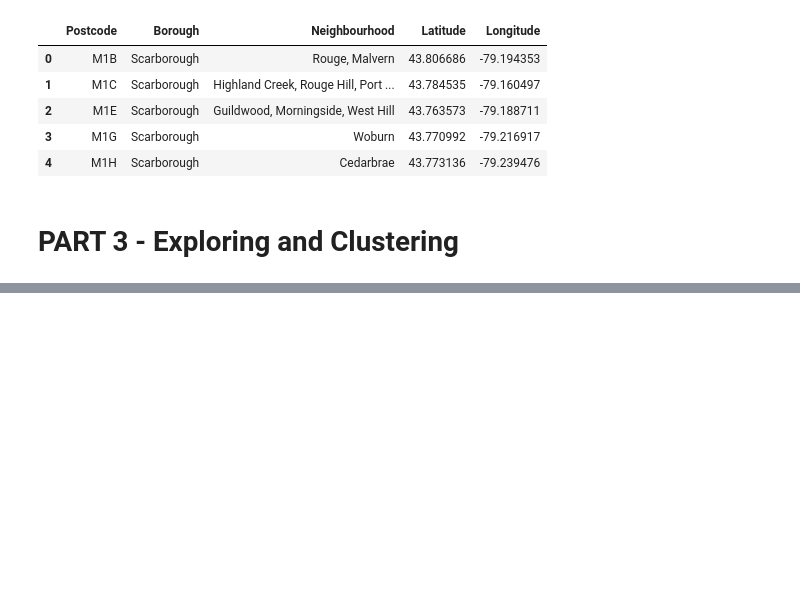
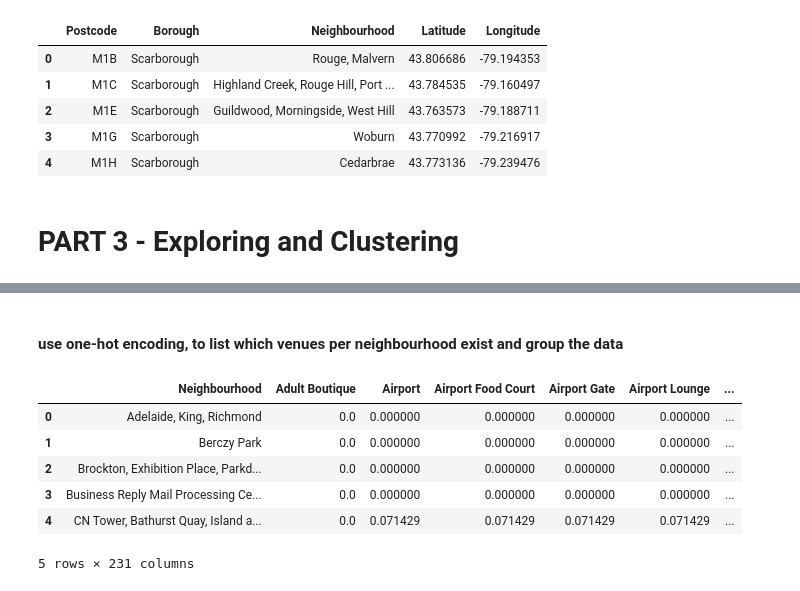
Before and after one commit to Elydora/Coursera_Capstone, a Jupyter notebook: Toronto segmenting and clustering.ipynb, the cells around one changed output, grey strips where cells are left out. Drawn from its saved outputs; the diff is of its cells as text; code cells hidden in the pictures; blank space fills up the shorter version.

```diff
--- a/Toronto segmenting and clustering.ipynb
+++ b/Toronto segmenting and clustering.ipynb
@@ -64,0 +67,3 @@ merged_data.head()
+# %%
+toronto_nhs = merged_data[merged_data['Borough'].str.contains("Toronto")]
+toronto_nhs.head()
@@ -64,0 +201,20 @@ merged_data.head()
+# %% [markdown]
+#### use one-hot encoding, to list which venues per neighbourhood exist and group the data
+# %%
+toronto_onehot = pd.get_dummies(toronto_venues[['Venue Category']], prefix="", prefix_sep="")
+# add neighborhood column back to dataframe
+toronto_onehot['Neighbourhood'] = toronto_venues['Neighbourhood']
+# move neighborhood column to the first column
+fixed_columns = [toronto_onehot.columns[-1]] + list(toronto_onehot.columns[:-1])
+toronto_onehot = toronto_onehot[fixed_columns]
+# group the data by neighbourhood
+toronto_grouped = toronto_onehot.groupby('Neighbourhood').mean().reset_index()
+toronto_grouped.head()
+# %% [output]
+|  | Neighbourhood | Adult Boutique | Airport | Airport Food Court | Airport Gate | Airport Lounge | ... |
+| 0 | Adelaide, King, Richmond | 0.0 | 0.000000 | 0.000000 | 0.000000 | 0.000000 | ... |
+| 1 | Berczy Park | 0.0 | 0.000000 | 0.000000 | 0.000000 | 0.000000 | ... |
+| 2 | Brockton, Exhibition Place, Parkd... | 0.0 | 0.000000 | 0.000000 | 0.000000 | 0.000000 | ... |
+| 3 | Business Reply Mail Processing Ce... | 0.0 | 0.000000 | 0.000000 | 0.000000 | 0.000000 | ... |
+| 4 | CN Tower, Bathurst Quay, Island a... | 0.0 | 0.071429 | 0.071429 | 0.071429 | 0.071429 | ... |
+5 rows × 231 columns
```
Also changed, not shown: parts of 26 cells of this notebook, 1 other file.
